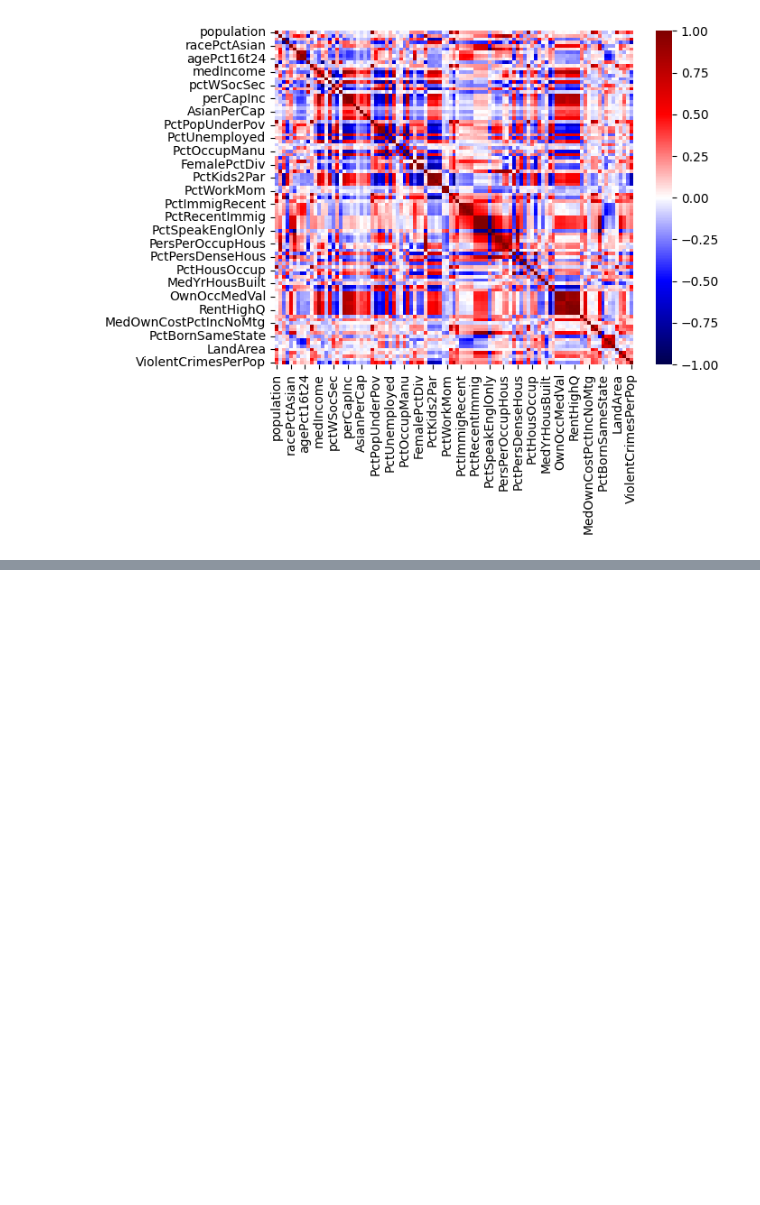
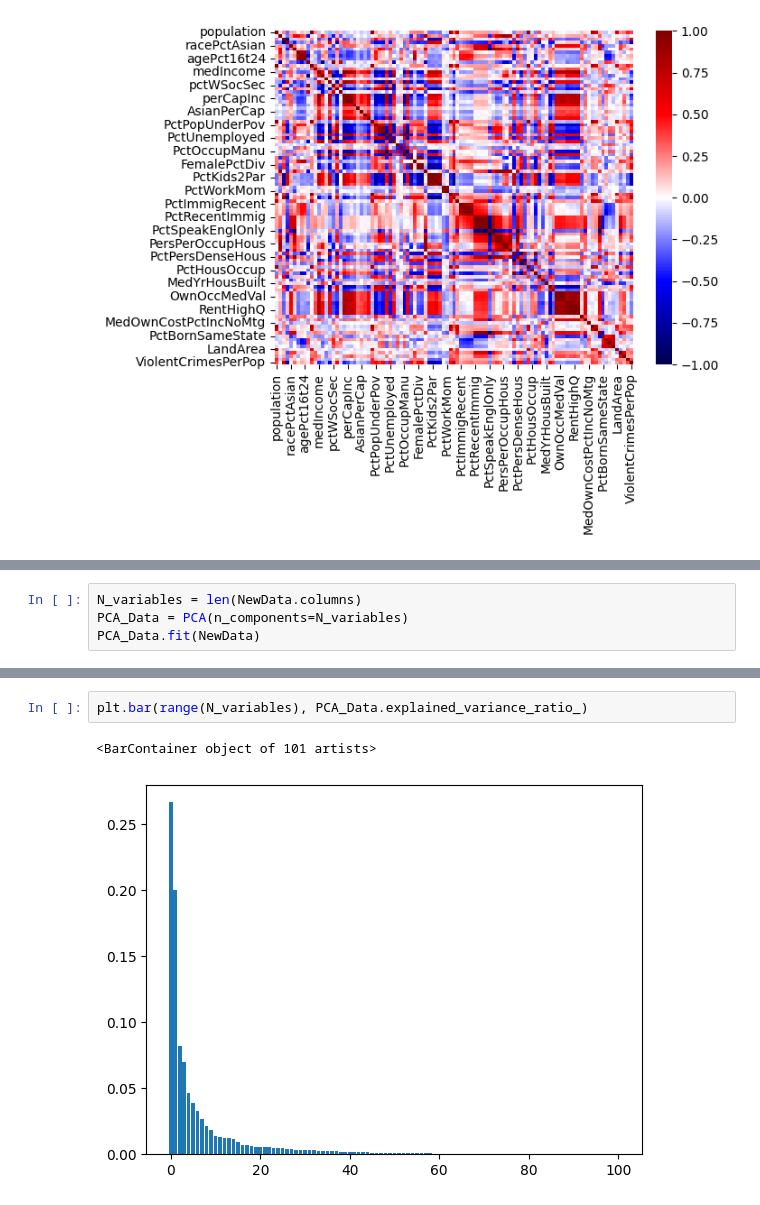
Before and after one commit to FedeSS99/Proyecto-Crystal-TEC, a Jupyter notebook: FinalProject.ipynb, the cells around one changed output, grey strips where cells are left out. Cells and saved outputs as stored; diff of their text form; blank space fills up the shorter version.

```diff
--- a/FinalProject.ipynb
+++ b/FinalProject.ipynb
@@ -188,0 +196,4 @@ sns.heatmap(CorrMap, vmin=-1, vmax=1, cmap="seismic", annot=False)
+# %%
+N_variables = len(NewData.columns)
+PCA_Data = PCA(n_components=N_variables)
+PCA_Data.fit(NewData)
@@ -188,0 +222,5 @@ sns.heatmap(CorrMap, vmin=-1, vmax=1, cmap="seismic", annot=False)
+# %%
+plt.bar(range(N_variables), PCA_Data.explained_variance_ratio_)
+# %% [output]
+<BarContainer object of 101 artists>
+[figure, added]
```
Also changed, not shown: parts of 13 cells of this notebook.
